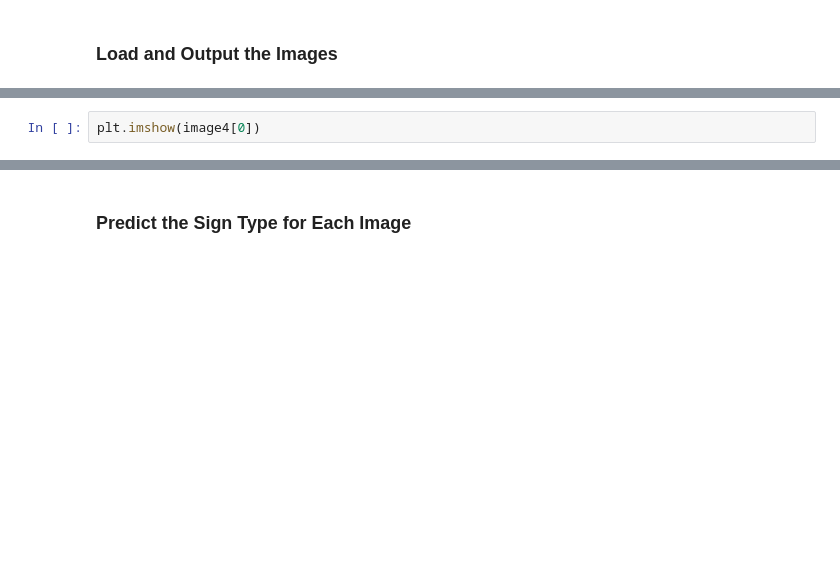
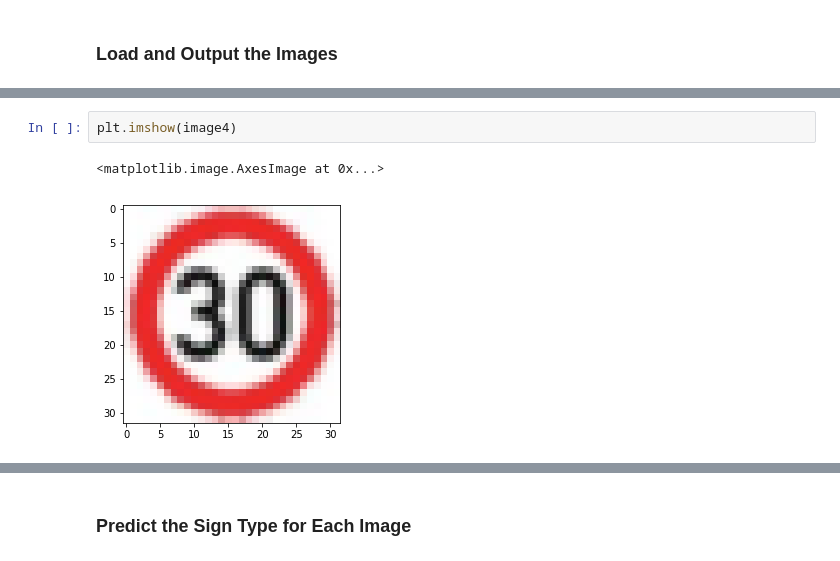
Before and after one commit to amhamor/Traffic-Sign-Classifier, a Jupyter notebook: Traffic_Sign_Classifier.ipynb, the cells around one changed output, grey strips where cells are left out. Drawn from its saved outputs; the diff is of its cells as text; blank space fills up the shorter version.

```diff
--- a/Traffic_Sign_Classifier.ipynb
+++ b/Traffic_Sign_Classifier.ipynb
@@ -399,3 +407,6 @@ plt.imshow(image3[0])
 # %%
-plt.imshow(image4[0])
+plt.imshow(image4)
+# %% [output]
+<matplotlib.image.AxesImage at 0x...>
+[figure, added]
 # %%
```
Also changed, not shown: parts of 16 cells of this notebook.
